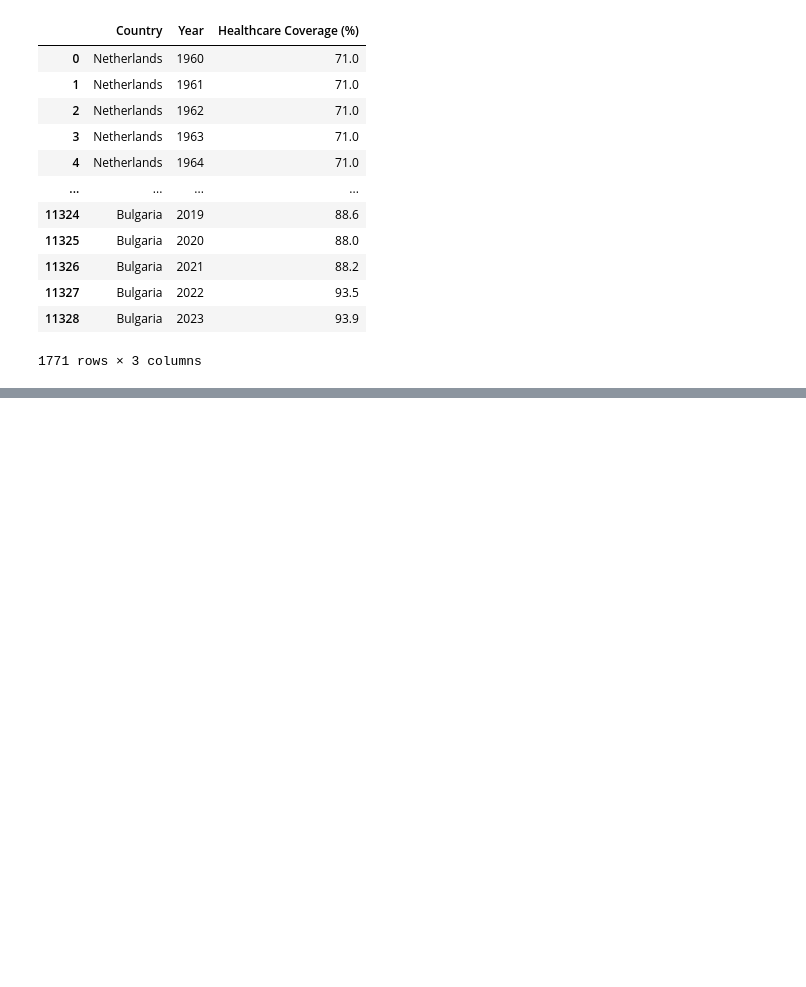
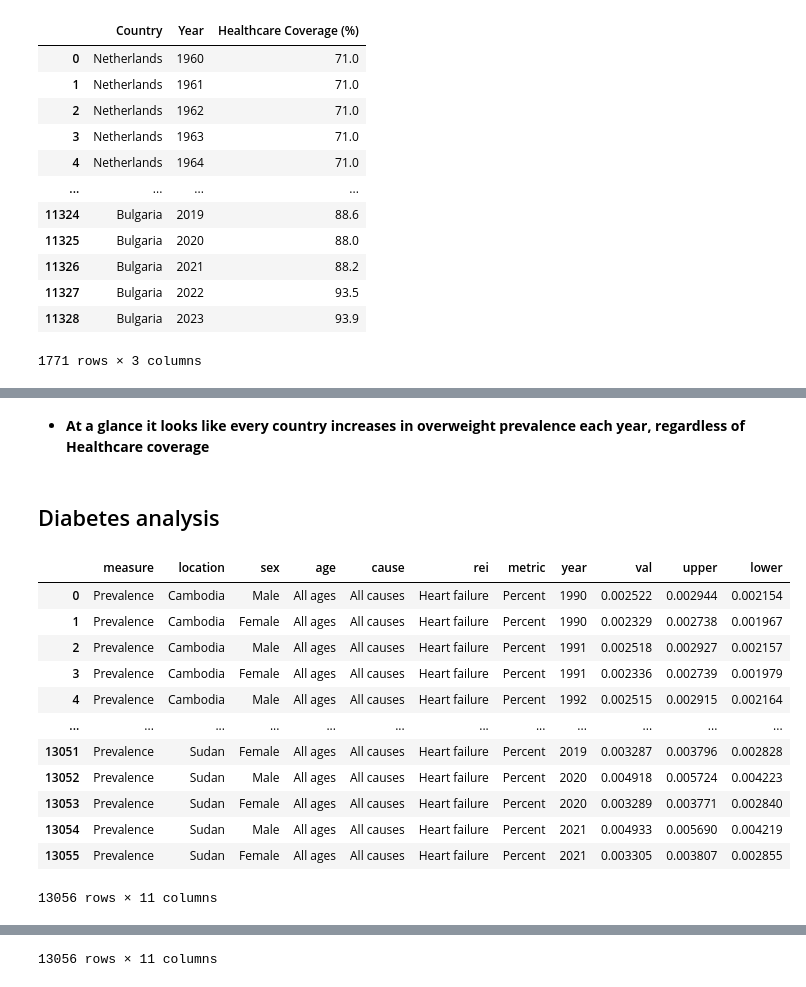
Before and after one commit to DrewRichard7/cost_of_health_shiny_app, a Jupyter notebook: notebooks/ar_data_exploration.ipynb, the cells around one changed output, grey strips where cells are left out. Drawn from its saved outputs; the diff is of its cells as text; code cells hidden in the pictures; blank space fills up the shorter version.

Commit message:
new IHME data imported, need to explore

```diff
--- a/notebooks/ar_data_exploration.ipynb
+++ b/notebooks/ar_data_exploration.ipynb
@@ -16,3 +16,8 @@ oop_spend_25pct = pd.read_csv('../data/spending_25_oop.csv')
 urban_pop = pd.read_csv('../data/urban_population.csv')
 urbpop_as_pct_total = pd.read_csv('../data/urban_pop_pct_tot.csv')
 petersen_kff_data = pd.read_csv('../data/petersen_KFF_data.csv')
+continents = pd.read_csv('../data/continents.csv')
+diabetes_adults = pd.read_csv('../data/IDF_total_adult20to79_in_1000s.csv')
+diabetes_deaths = pd.read_csv('../data/IDF_deaths_diabetes.csv')
+ihme_heart_failure_prevalence = pd.read_csv('../data/IHME_heart_failure_prevalence.csv')
+ihme_heart_failure_number = pd.read_csv('../data/IHME_heart_failure_number.csv')
@@ -110,0 +216,21 @@ insurance_dict = dict(zip(keys, values))
+# %% [markdown]
+- **At a glance it looks like every country increases in overweight prevalence each year, regardless of Healthcare coverage**
+# %% [markdown]
+## Diabetes analysis
+# %%
+display(ihme_heart_failure_prevalence)
+display(ihme_heart_failure_number)
+# %% [output]
+|  | measure | location | sex | age | cause | rei | metric | year | val | upper | lower |
+| 0 | Prevalence | Cambodia | Male | All ages | All causes | Heart failure | Percent | 1990 | 0.002522 | 0.002944 | 0.002154 |
+| 1 | Prevalence | Cambodia | Female | All ages | All causes | Heart failure | Percent | 1990 | 0.002329 | 0.002738 | 0.001967 |
+| 2 | Prevalence | Cambodia | Male | All ages | All causes | Heart failure | Percent | 1991 | 0.002518 | 0.002927 | 0.002157 |
+| 3 | Prevalence | Cambodia | Female | All ages | All causes | Heart failure | Percent | 1991 | 0.002336 | 0.002739 | 0.001979 |
+| 4 | Prevalence | Cambodia | Male | All ages | All causes | Heart failure | Percent | 1992 | 0.002515 | 0.002915 | 0.002164 |
+| ... | ... | ... | ... | ... | ... | ... | ... | ... | ... | ... | ... |
+| 13051 | Prevalence | Sudan | Female | All ages | All causes | Heart failure | Percent | 2019 | 0.003287 | 0.003796 | 0.002828 |
+| 13052 | Prevalence | Sudan | Male | All ages | All causes | Heart failure | Percent | 2020 | 0.004918 | 0.005724 | 0.004223 |
+| 13053 | Prevalence | Sudan | Female | All ages | All causes | Heart failure | Percent | 2020 | 0.003289 | 0.003771 | 0.002840 |
+| 13054 | Prevalence | Sudan | Male | All ages | All causes | Heart failure | Percent | 2021 | 0.004933 | 0.005690 | 0.004219 |
+| 13055 | Prevalence | Sudan | Female | All ages | All causes | Heart failure | Percent | 2021 | 0.003305 | 0.003807 | 0.002855 |
+13056 rows × 11 columns
@@ -110,0 +249 @@ insurance_dict = dict(zip(keys, values))
+13056 rows × 11 columns
```
Also changed, not shown: parts of 11 cells of this notebook.
